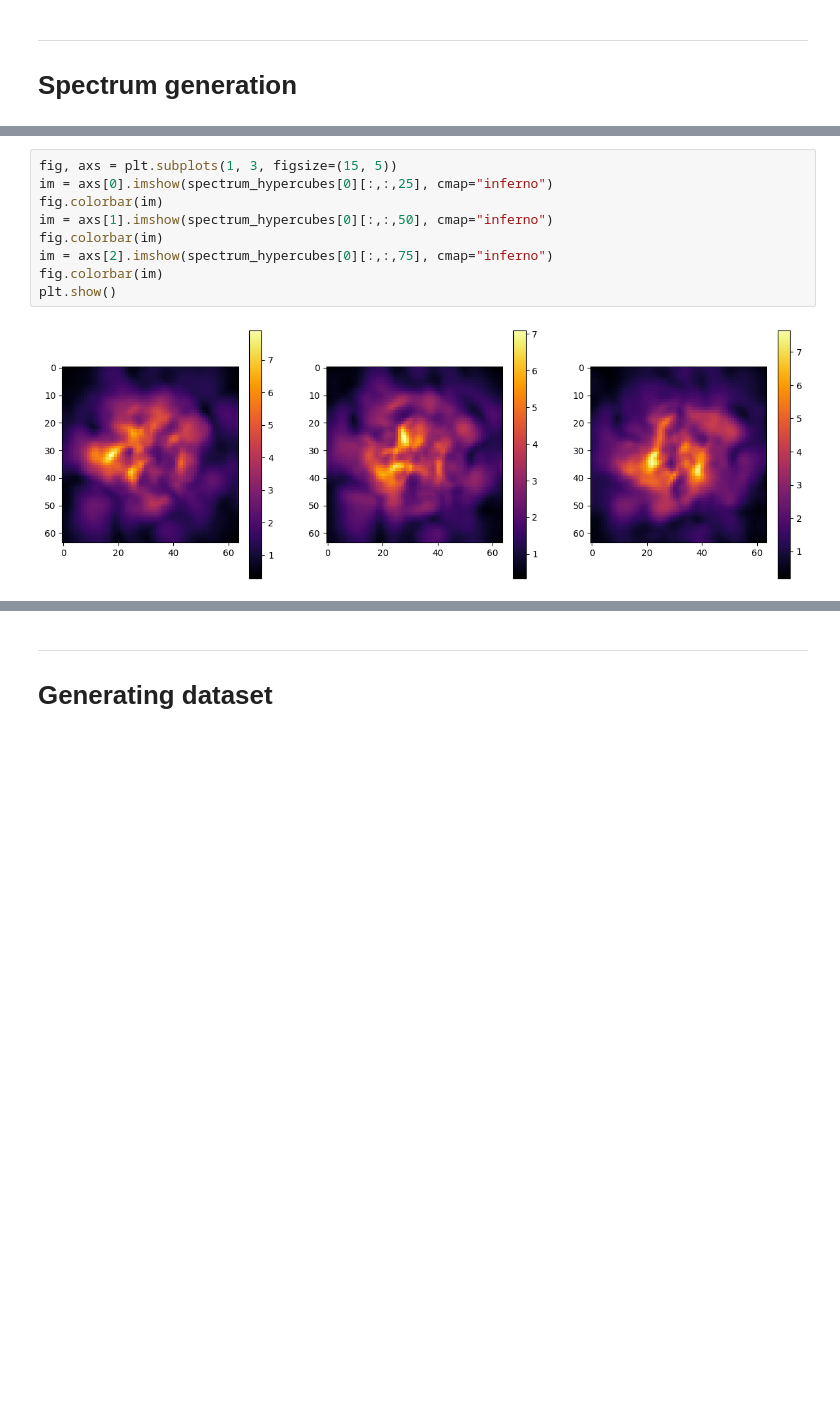
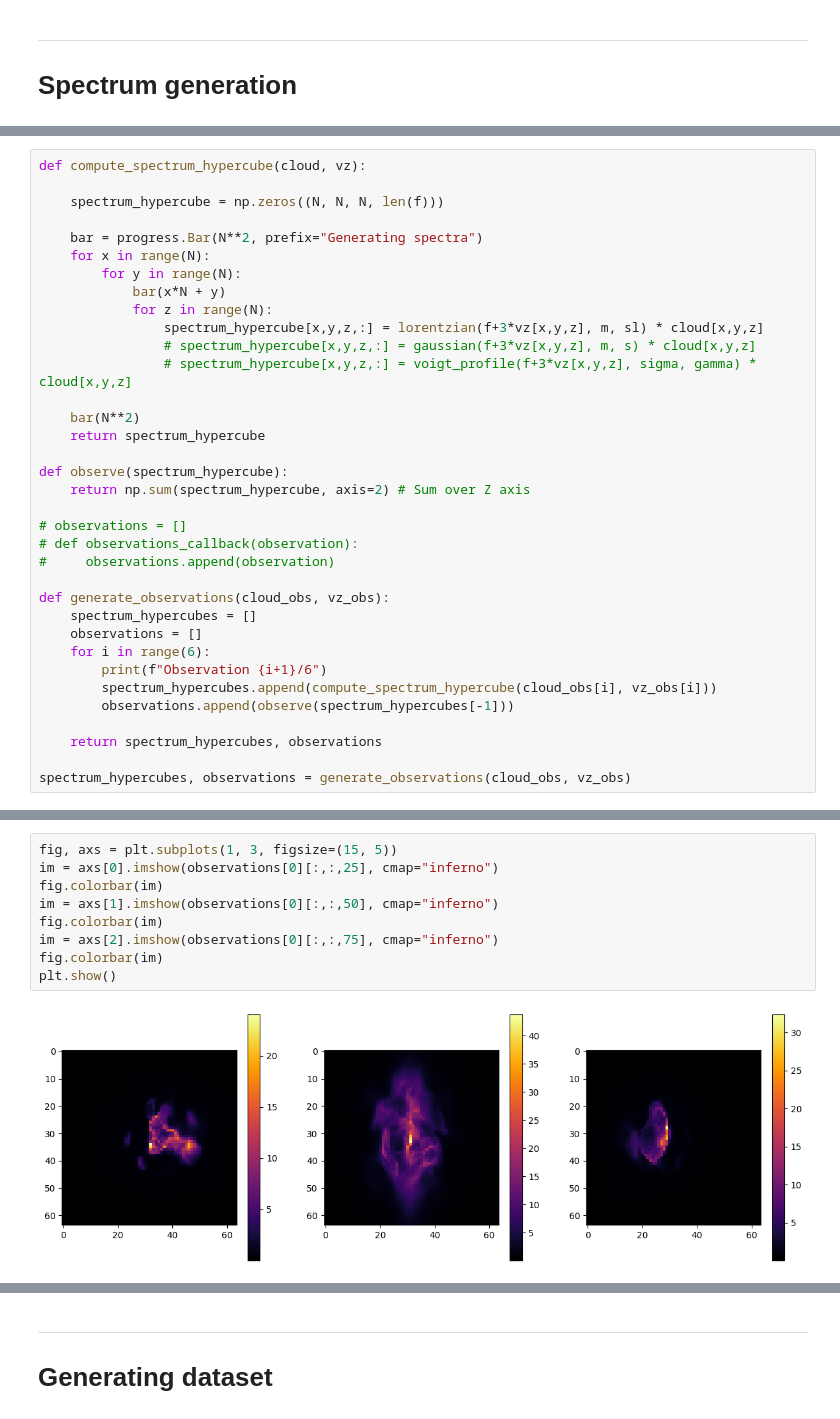
Before and after one commit to LeiRoF/M2-Internship, a Jupyter notebook: Generate_Dataset.ipynb, the cells around one changed output, grey strips where cells are left out. Drawn from its saved outputs; the diff is of its cells as text; blank space fills up the shorter version.

```diff
--- a/Generate_Dataset.ipynb
+++ b/Generate_Dataset.ipynb
@@ -229,0 +327,35 @@ AxisError: axis 1 is out of bounds for array of dimension 1
+# %%
+def compute_spectrum_hypercube(cloud, vz):
+
+    spectrum_hypercube = np.zeros((N, N, N, len(f)))
+
+    bar = progress.Bar(N**2, prefix="Generating spectra")
+    for x in range(N):
+        for y in range(N):
+            bar(x*N + y)
+            for z in range(N):
+                spectrum_hypercube[x,y,z,:] = lorentzian(f+3*vz[x,y,z], m, sl) * cloud[x,y,z]
+                # spectrum_hypercube[x,y,z,:] = gaussian(f+3*vz[x,y,z], m, s) * cloud[x,y,z]
+                # spectrum_hypercube[x,y,z,:] = voigt_profile(f+3*vz[x,y,z], sigma, gamma) * cloud[x,y,z]
+
+    bar(N**2)
+    return spectrum_hypercube
+
+def observe(spectrum_hypercube):
+    return np.sum(spectrum_hypercube, axis=2) # Sum over Z axis
+
+# observations = []
+# def observations_callback(observation):
+#     observations.append(observation)
+
+def generate_observations(cloud_obs, vz_obs):
+    spectrum_hypercubes = []
+    observations = []
+    for i in range(6):
+        print(f"Observation {i+1}/6")
+        spectrum_hypercubes.append(compute_spectrum_hypercube(cloud_obs[i], vz_obs[i]))
+        observations.append(observe(spectrum_hypercubes[-1]))
+
+    return spectrum_hypercubes, observations
+
+spectrum_hypercubes, observations = generate_observations(cloud_obs, vz_obs)
@@ -247,11 +388,11 @@ for i in range(10):
 # %%
 fig, axs = plt.subplots(1, 3, figsize=(15, 5))
-im = axs[0].imshow(spectrum_hypercubes[0][:,:,25], cmap="inferno")
+im = axs[0].imshow(observations[0][:,:,25], cmap="inferno")
 fig.colorbar(im)
-im = axs[1].imshow(spectrum_hypercubes[0][:,:,50], cmap="inferno")
+im = axs[1].imshow(observations[0][:,:,50], cmap="inferno")
 fig.colorbar(im)
-im = axs[2].imshow(spectrum_hypercubes[0][:,:,75], cmap="inferno")
+im = axs[2].imshow(observations[0][:,:,75], cmap="inferno")
 fig.colorbar(im)
 plt.show()
 # %% [output]
-[figure, old version]
+[figure, new version]
```
Also changed, not shown: parts of 44 cells of this notebook, 12 other files.
